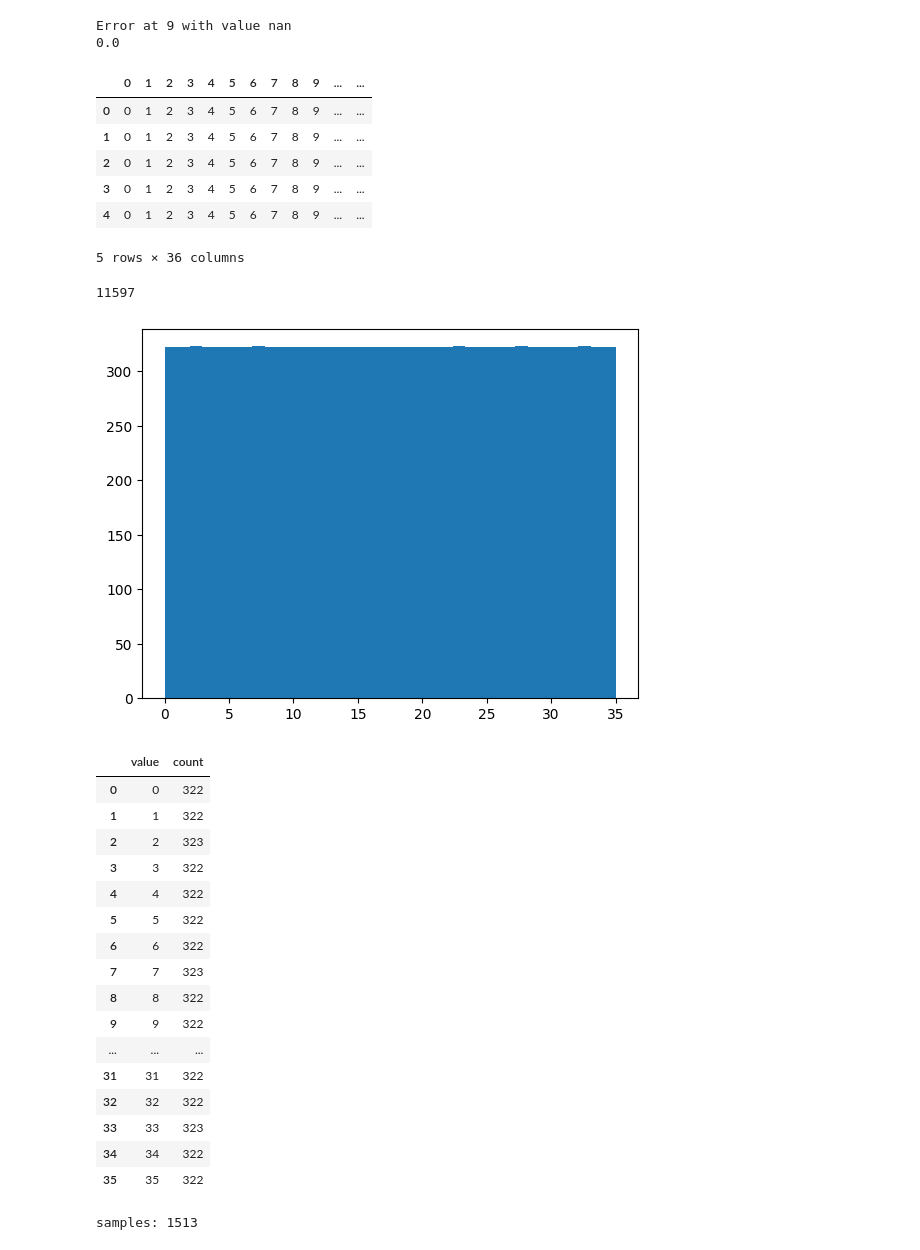
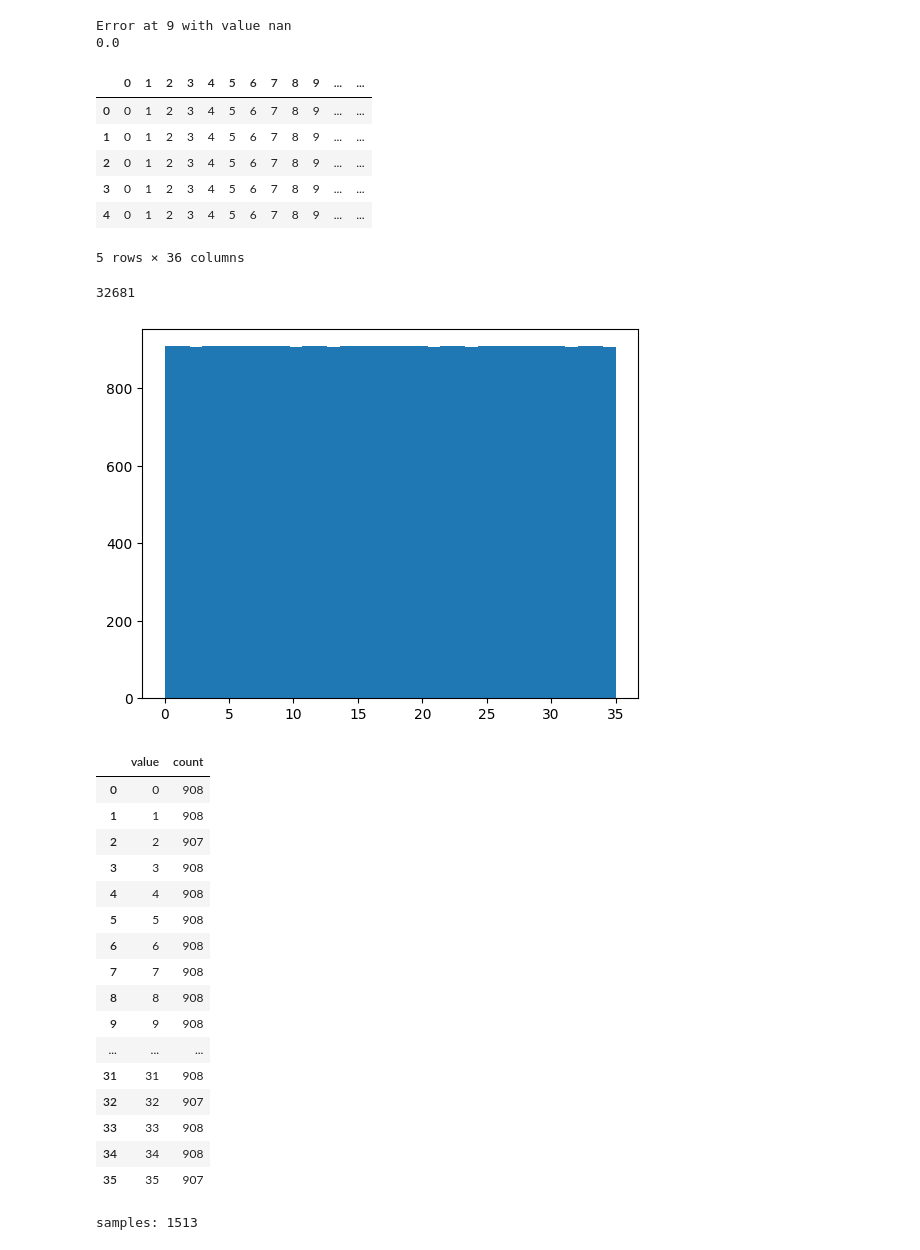
Before and after one commit to JoeyShapiro/GPT-Scratch-TimeSeries, a Jupyter notebook: data.ipynb, the cells around one changed output. Drawn from its saved outputs; the diff is of its cells as text; code cells hidden in the pictures.

Commit message:
changed stride

```diff
--- a/data.ipynb
+++ b/data.ipynb
@@ -168,7 +168,7 @@ tokens = df.values.flatten()
 dataset = []
 real = []
 max_length = 512
-stride = 31 # 64 -> 3 7 11 15 19 23 27 31 35
+stride = 11 # 64 -> 3 7 11 15 19 23 27 31 35
 for i in range(0, len(tokens) - max_length, stride):
     sequence = tokens[i:i + max_length]
     if len(sequence) == max_length:
@@ -180,52 +180,52 @@ for i in range(0, len(tokens) - max_length, stride):
             'labels': target_sequence
         })
         real.append(target_sequence[-1])
 
 print(len(dataset))
 
 # get the distribution of the last token and put in histogram
 import matplotlib.pyplot as plt
 plt.hist(real, bins=36)
 plt.show()
 
 # check distribution of dataset values
 # if the distribution is the same as the original dataset, then the dataset is good
 # if the dist of the last is equal, then the dataset should follow
 
 # put unique values in a dataframe
 unique = set(real)
 df = pd.DataFrame(real, columns=['value'])
 df['count'] = 1
 df = df.groupby('value').count().reset_index()
 # df.drop(columns=['value'], inplace=True)
 display(df)
 # %% [output]
 |  | 0 | 1 | 2 | 3 | 4 | 5 | 6 | 7 | 8 | 9 | ... | ... |
 | 0 | 0 | 1 | 2 | 3 | 4 | 5 | 6 | 7 | 8 | 9 | ... | ... |
 | 1 | 0 | 1 | 2 | 3 | 4 | 5 | 6 | 7 | 8 | 9 | ... | ... |
 | 2 | 0 | 1 | 2 | 3 | 4 | 5 | 6 | 7 | 8 | 9 | ... | ... |
 | 3 | 0 | 1 | 2 | 3 | 4 | 5 | 6 | 7 | 8 | 9 | ... | ... |
 | 4 | 0 | 1 | 2 | 3 | 4 | 5 | 6 | 7 | 8 | 9 | ... | ... |
 5 rows × 36 columns
-11597
+32681
-[figure, old version]
+[figure, new version]
 |  | value | count |
-| 0 | 0 | 322 |
-| 1 | 1 | 322 |
-| 2 | 2 | 323 |
-| 3 | 3 | 322 |
-| 4 | 4 | 322 |
-| 5 | 5 | 322 |
-| 6 | 6 | 322 |
-| 7 | 7 | 323 |
-| 8 | 8 | 322 |
-| 9 | 9 | 322 |
+| 0 | 0 | 908 |
+| 1 | 1 | 908 |
+| 2 | 2 | 907 |
+| 3 | 3 | 908 |
+| 4 | 4 | 908 |
+| 5 | 5 | 908 |
+| 6 | 6 | 908 |
+| 7 | 7 | 908 |
+| 8 | 8 | 908 |
+| 9 | 9 | 908 |
 | ... | ... | ... |
-| 31 | 31 | 322 |
-| 32 | 32 | 322 |
-| 33 | 33 | 323 |
-| 34 | 34 | 322 |
-| 35 | 35 | 322 |
+| 31 | 31 | 908 |
+| 32 | 32 | 907 |
+| 33 | 33 | 908 |
+| 34 | 34 | 908 |
+| 35 | 35 | 907 |
 # %%
 import pandas as pd
 import numpy as np
```
Also changed, not shown: 1 other file.
